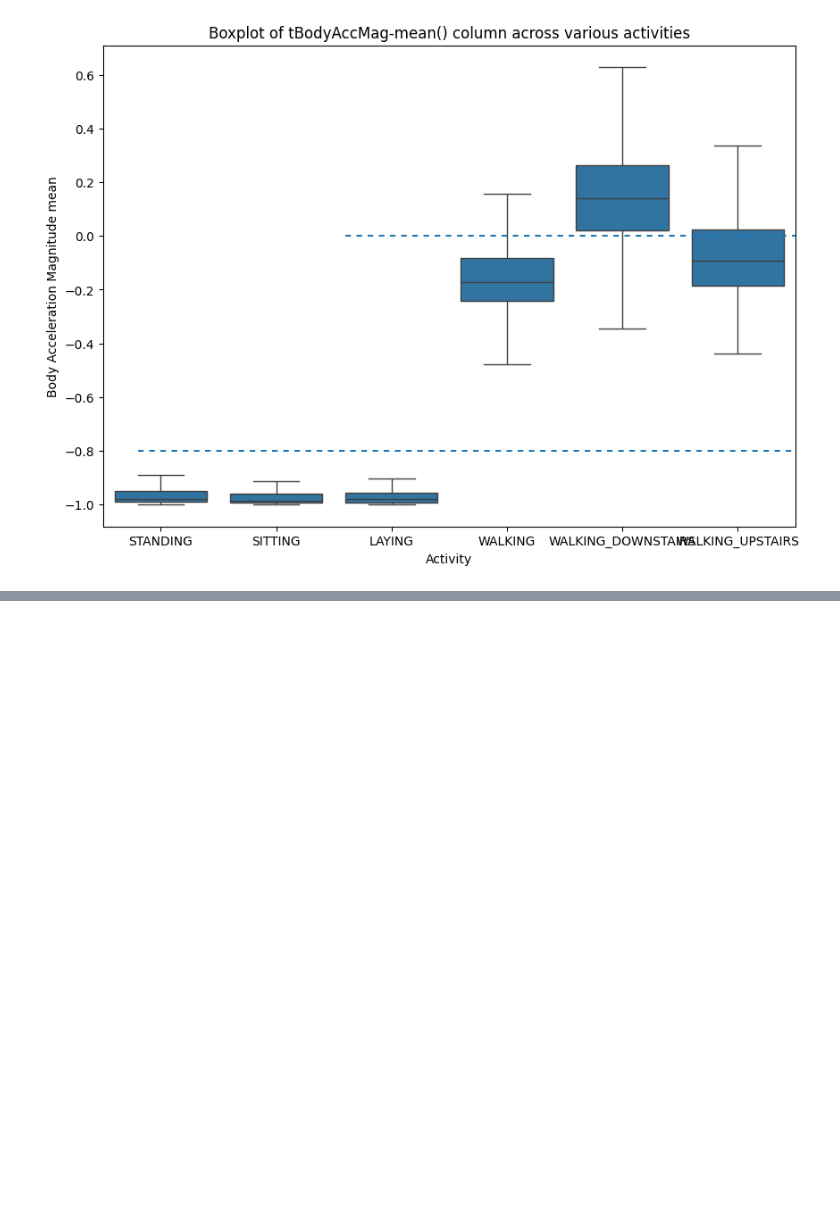
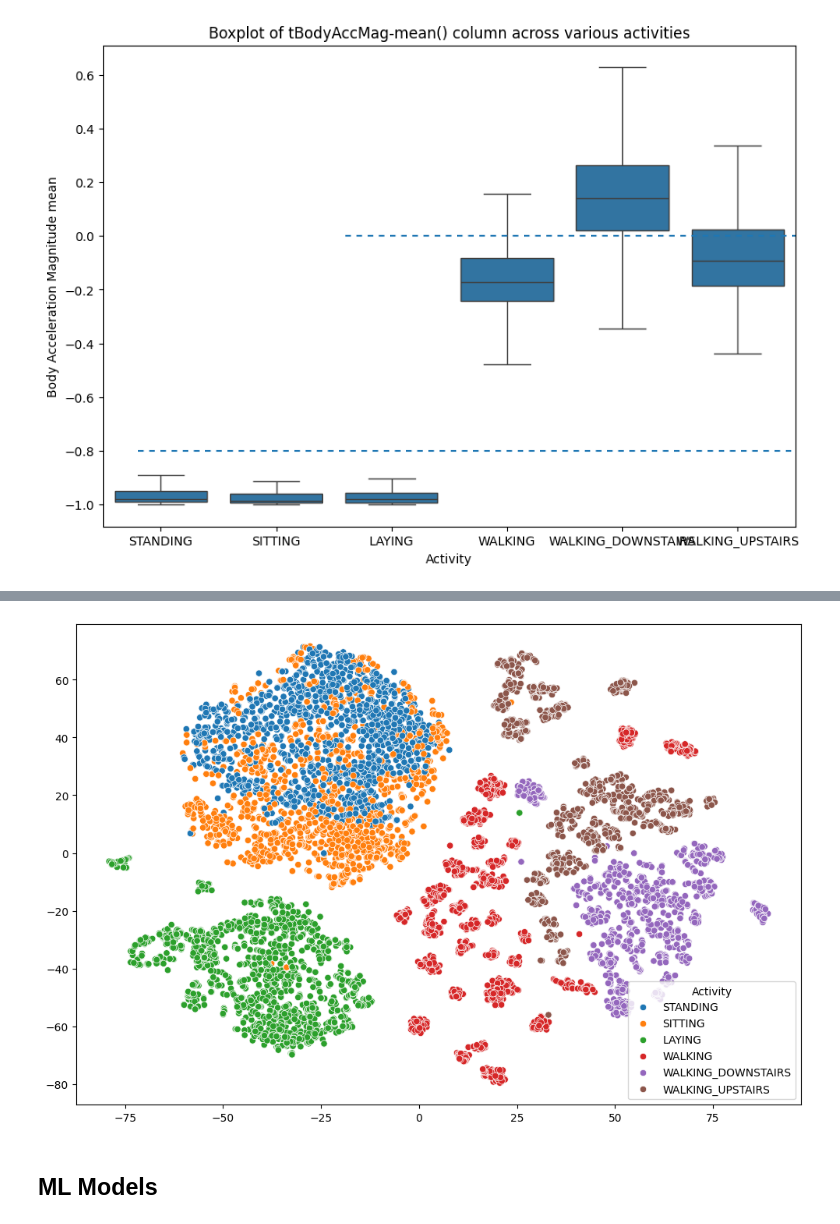
Before and after one commit to 0mcodes/AIML_PROJECTS, a Jupyter notebook: Human Activity Recognition using Smartphone Data/activity.ipynb, the cells around one changed output, grey strips where cells are left out. Saved outputs shown, nothing was run; the diff lists cells and outputs as text; code cells hidden in the pictures; blank space fills up the shorter version.

```diff
--- a/Human Activity Recognition using Smartphone Data/activity.ipynb
+++ b/Human Activity Recognition using Smartphone Data/activity.ipynb
@@ -159,0 +207,3 @@ plt.show()
+# %%
+x_for_tsne = train.drop(['subject','Activity'],axis=1)
+tsne=TSNE(n_components=2,random_state=0,n_iter=1000).fit_transform(x_for_tsne)
@@ -159,0 +220,8 @@ plt.show()
+# %%
+plt.figure(figsize=(12,8))
+sns.scatterplot(x=tsne[:,0],y=tsne[:,1],hue=train['Activity'])
+plt.show()
+# %% [output]
+[figure, added]
+# %% [markdown]
+## ML Models
```
Also changed, not shown: parts of 40 cells of this notebook.
